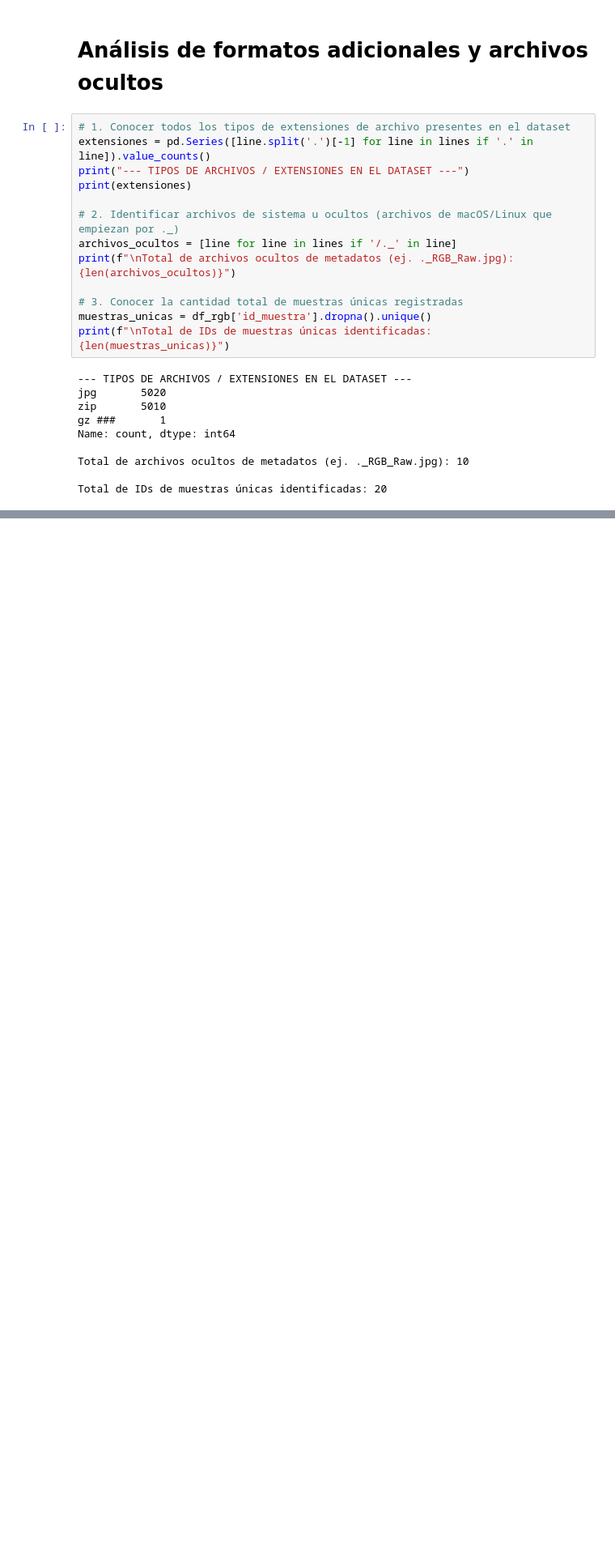
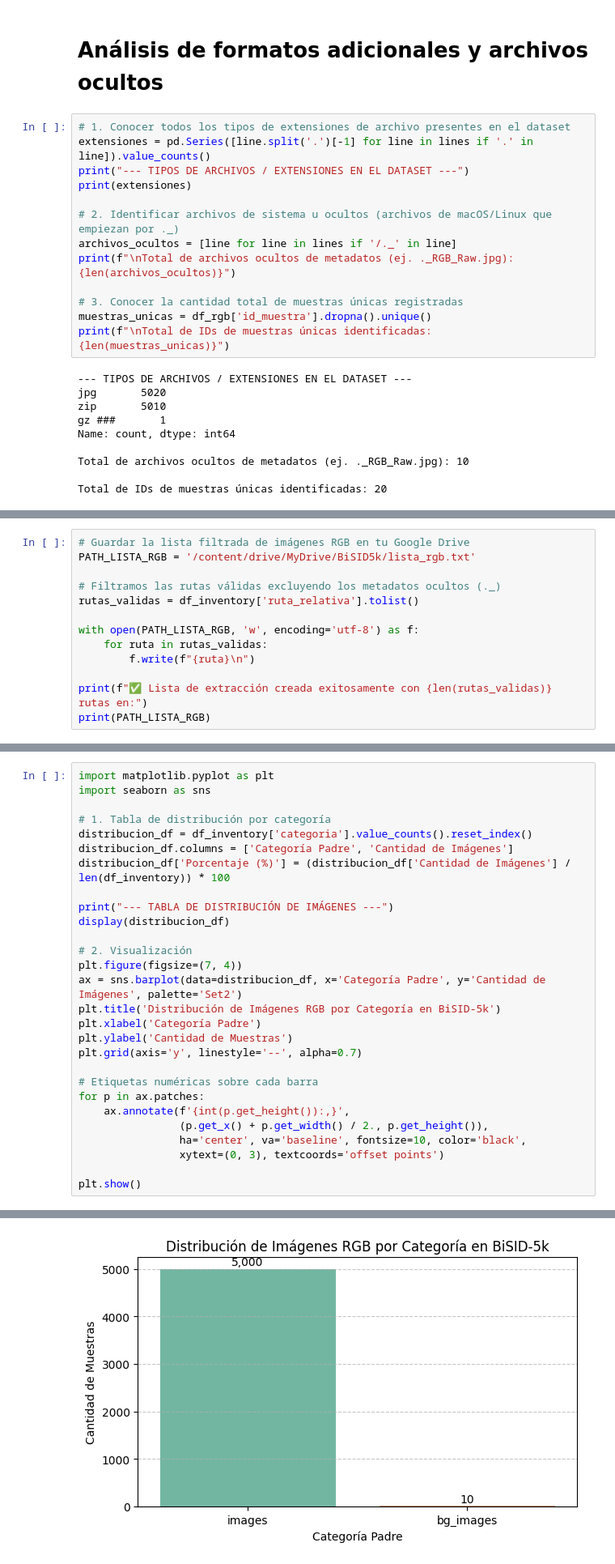
Before and after one commit to StevenFAP1815/BioCLIP_Proyect, a Jupyter notebook: notebooks/01_eda_dataset.ipynb, the cells around one changed output, grey strips where cells are left out. Shown at 81% size. Drawn from its saved outputs; the diff is of its cells as text; blank space fills up the shorter version.

```diff
--- a/notebooks/01_eda_dataset.ipynb
+++ b/notebooks/01_eda_dataset.ipynb
@@ -157,0 +230,13 @@ Con las rutas estructuradas en el DataFrame `df_rgb`, tenemos la tabla inicial l
+# %%
+# Guardar la lista filtrada de imágenes RGB en tu Google Drive
+PATH_LISTA_RGB = '/content/drive/MyDrive/BiSID5k/lista_rgb.txt'
+
+# Filtramos las rutas válidas excluyendo los metadatos ocultos (._)
+rutas_validas = df_inventory['ruta_relativa'].tolist()
+
+with open(PATH_LISTA_RGB, 'w', encoding='utf-8') as f:
+    for ruta in rutas_validas:
+        f.write(f"{ruta}\n")
+
+print(f"✅ Lista de extracción creada exitosamente con {len(rutas_validas)} rutas en:")
+print(PATH_LISTA_RGB)
@@ -157,0 +248,29 @@ Con las rutas estructuradas en el DataFrame `df_rgb`, tenemos la tabla inicial l
+# %%
+import matplotlib.pyplot as plt
+import seaborn as sns
+
+# 1. Tabla de distribución por categoría
+distribucion_df = df_inventory['categoria'].value_counts().reset_index()
+distribucion_df.columns = ['Categoría Padre', 'Cantidad de Imágenes']
+distribucion_df['Porcentaje (%)'] = (distribucion_df['Cantidad de Imágenes'] / len(df_inventory)) * 100
+
+print("--- TABLA DE DISTRIBUCIÓN DE IMÁGENES ---")
+display(distribucion_df)
+
+# 2. Visualización
+plt.figure(figsize=(7, 4))
+ax = sns.barplot(data=distribucion_df, x='Categoría Padre', y='Cantidad de Imágenes', palette='Set2')
+plt.title('Distribución de Imágenes RGB por Categoría en BiSID-5k')
+plt.xlabel('Categoría Padre')
+plt.ylabel('Cantidad de Muestras')
+plt.grid(axis='y', linestyle='--', alpha=0.7)
+
+# Etiquetas numéricas sobre cada barra
+for p in ax.patches:
+    ax.annotate(f'{int(p.get_height()):,}',
+                (p.get_x() + p.get_width() / 2., p.get_height()),
+                ha='center', va='baseline', fontsize=10, color='black',
+                xytext=(0, 3), textcoords='offset points')
+
+plt.show()
+# %% [output]
@@ -157,0 +284 @@ Con las rutas estructuradas en el DataFrame `df_rgb`, tenemos la tabla inicial l
+[figure, added]
```
Also changed, not shown: parts of 13 cells of this notebook.
